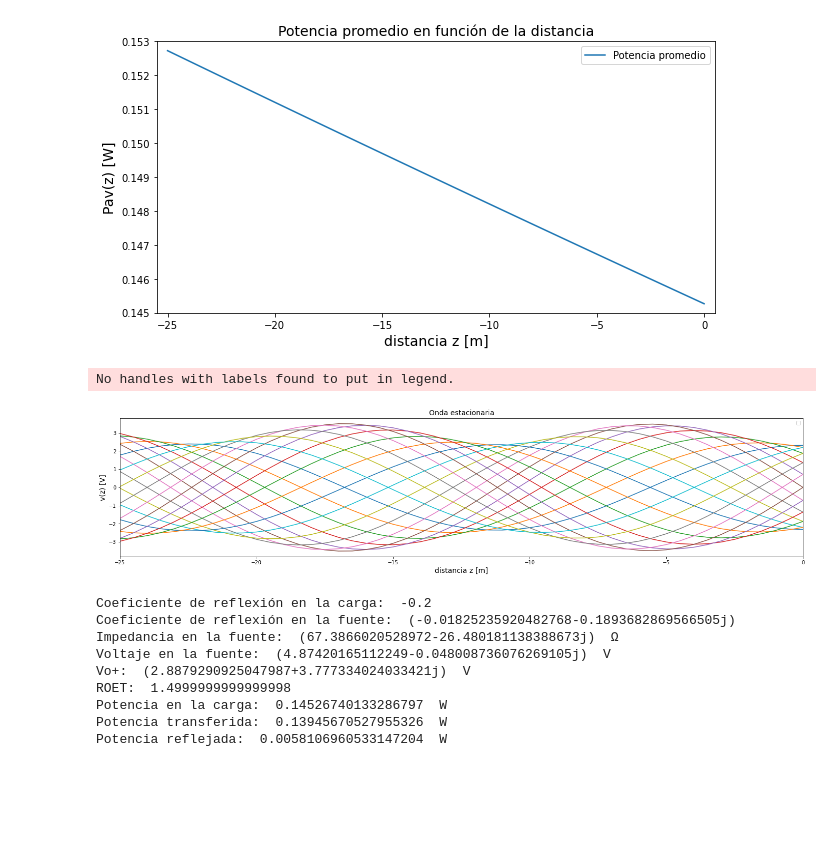
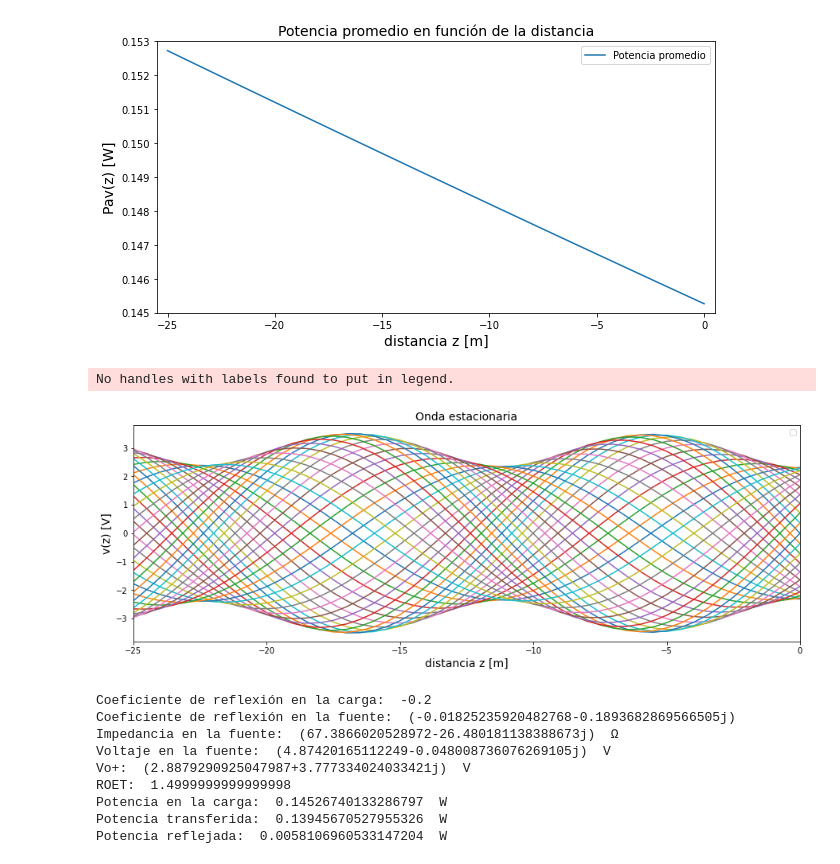
Before and after one commit to luisedu96/TransmisionGuiada, a Jupyter notebook: Actividades/Parametros_lineas_transmision.ipynb, the cells around one changed output. Saved outputs shown, nothing was run; the diff lists cells and outputs as text; code cells hidden in the pictures; blank space fills up the shorter version.

```diff
--- a/Actividades/Parametros_lineas_transmision.ipynb
+++ b/Actividades/Parametros_lineas_transmision.ipynb
@@ -166,23 +166,23 @@ fig.show()
 # %%
 omega = 2*np.pi*f
 t = 1/(4*f)
-t2 = np.arange(0,4,0.2)
+t2 = np.arange(0,4,0.1)
 
 t2 = t2*t
 
-fig, ax = plt.subplots(1, figsize=(24, 5))
+fig, ax = plt.subplots(1, figsize=(15, 5))
 for seg in t2:
   Vzt1 = Vo_mas*np.exp(-alpha*z)*np.cos(omega*seg-betha*z)+Vo_menos*np.exp(alpha*z)*np.cos(omega*seg+betha*z)
   ax.plot(z, Vzt1)
 ax.axis([-l, 0, -3.8, 3.8 ])
 ax.set_xlabel('distancia z [m]', fontsize=14)
 ax.set_ylabel('v(z) [V]', fontsize=14)
 ax.set_title('Onda estacionaria', fontsize=14)
 ax.legend()
 fig.show()
 # %% [output]
 No handles with labels found to put in legend.
-[figure, old version]
+[figure, new version]
 # %%
 print("Coeficiente de reflexión en la carga: ", CR_carga)
 print("Coeficiente de reflexión en la fuente: ", CR_fuente)
```
Also changed, not shown: parts of 2 cells of this notebook.
